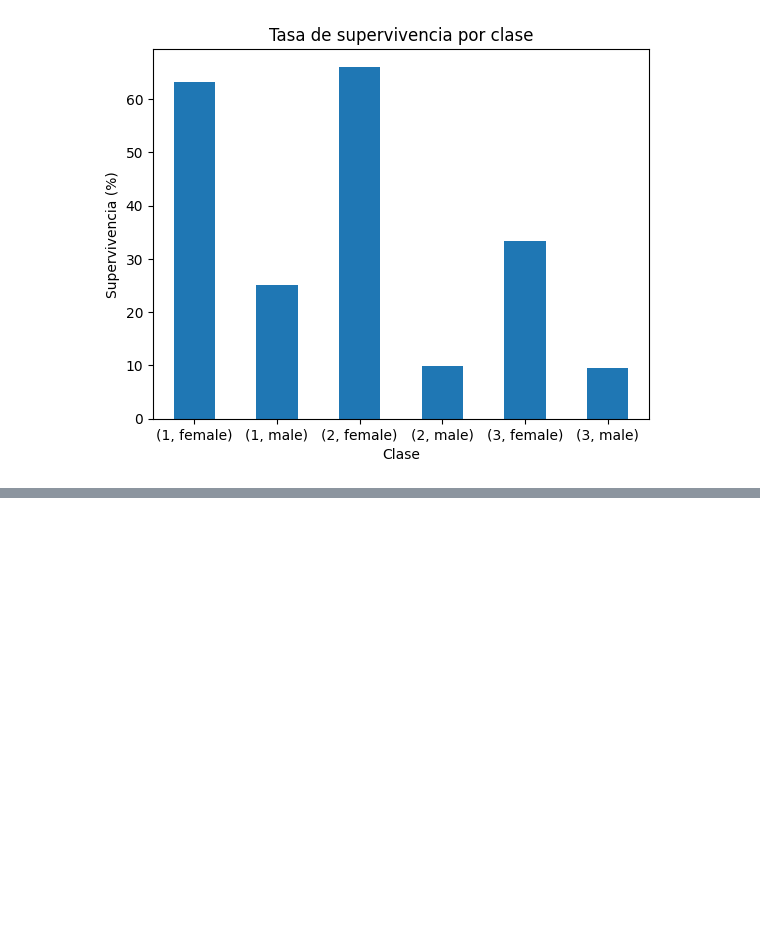
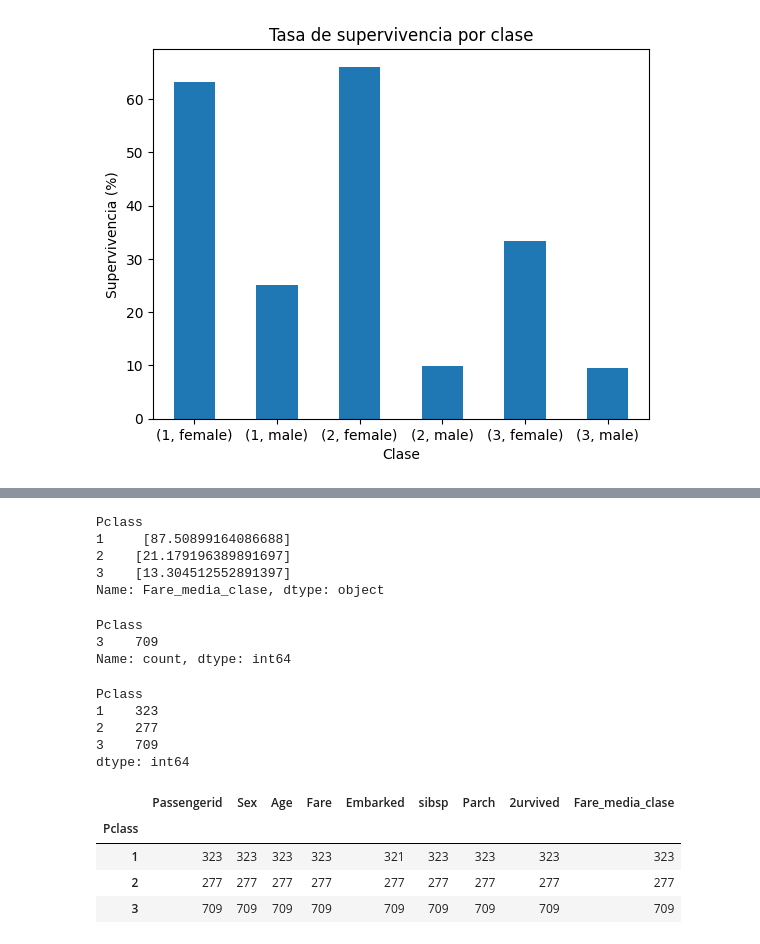
Before and after one commit to alerrandroFerreira/data-analytics-project, a Jupyter notebook: notebooks/exploratory/01_exploratory_group.ipynb, the cells around one changed output, grey strips where cells are left out. Cells and saved outputs as stored; diff of their text form; code cells hidden in the pictures; blank space fills up the shorter version.

```diff
--- a/notebooks/exploratory/01_exploratory_group.ipynb
+++ b/notebooks/exploratory/01_exploratory_group.ipynb
@@ -134,0 +155,3 @@ plt.show()
+# %%
+df["Fare_media_clase"] = df.groupby("Pclass")["Fare"].transform("mean")
+df[["Pclass", "Fare", "Fare_media_clase"]].head(10)
@@ -134,0 +170,31 @@ plt.show()
+# %%
+df.groupby("Pclass")["Fare_media_clase"].unique()
+# %% [output]
+Pclass
+1     [87.50899164086688]
+2    [21.179196389891697]
+3    [13.304512552891397]
+Name: Fare_media_clase, dtype: object
+# %%
+df_filtrado = df.groupby("Pclass").filter(lambda x: len(x) > 400)
+df_filtrado["Pclass"].value_counts()
+# %% [output]
+Pclass
+3    709
+Name: count, dtype: int64
+# %%
+df.groupby("Pclass").size()
+# %% [output]
+Pclass
+1    323
+2    277
+3    709
+dtype: int64
+# %%
+df.groupby("Pclass").count()
+# %% [output]
+|  | Passengerid | Sex | Age | Fare | Embarked | sibsp | Parch | 2urvived | Fare_media_clase |
+| Pclass |  |  |  |  |  |  |  |  |  |
+| 1 | 323 | 323 | 323 | 323 | 321 | 323 | 323 | 323 | 323 |
+| 2 | 277 | 277 | 277 | 277 | 277 | 277 | 277 | 277 | 277 |
+| 3 | 709 | 709 | 709 | 709 | 709 | 709 | 709 | 709 | 709 |
```
Also changed, not shown: parts of 5 cells of this notebook.
